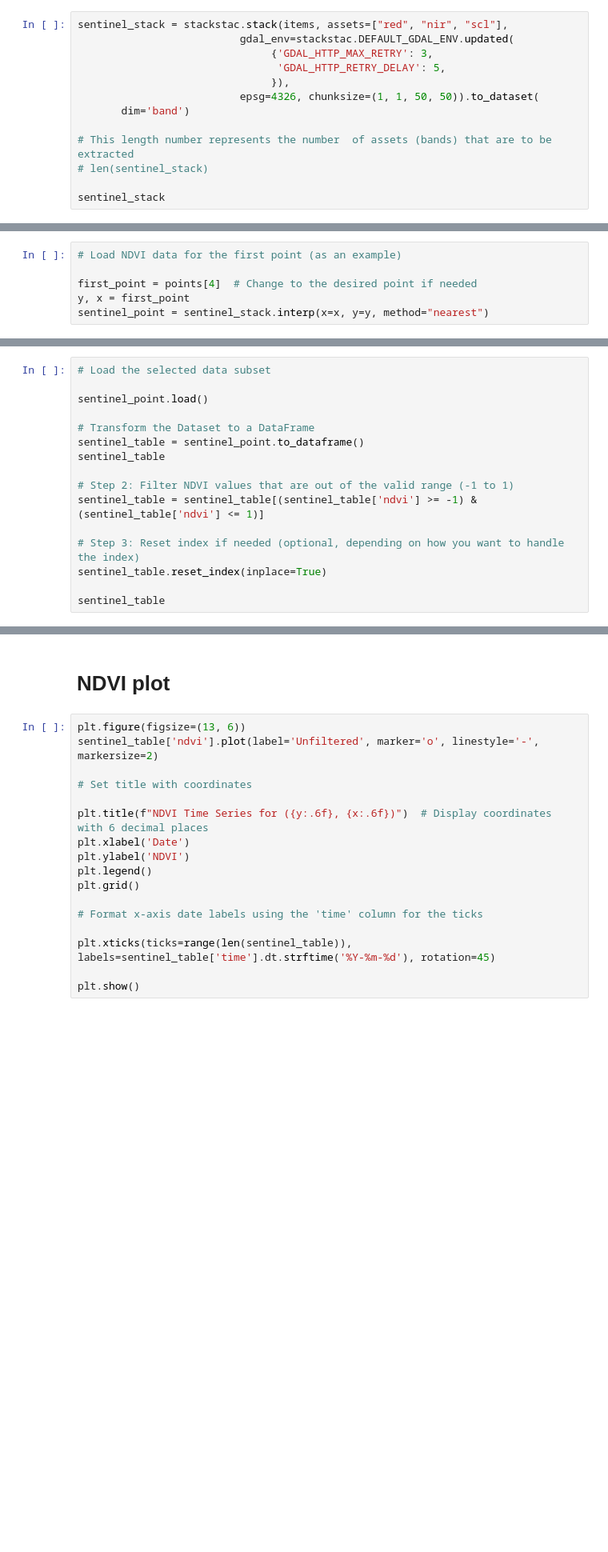
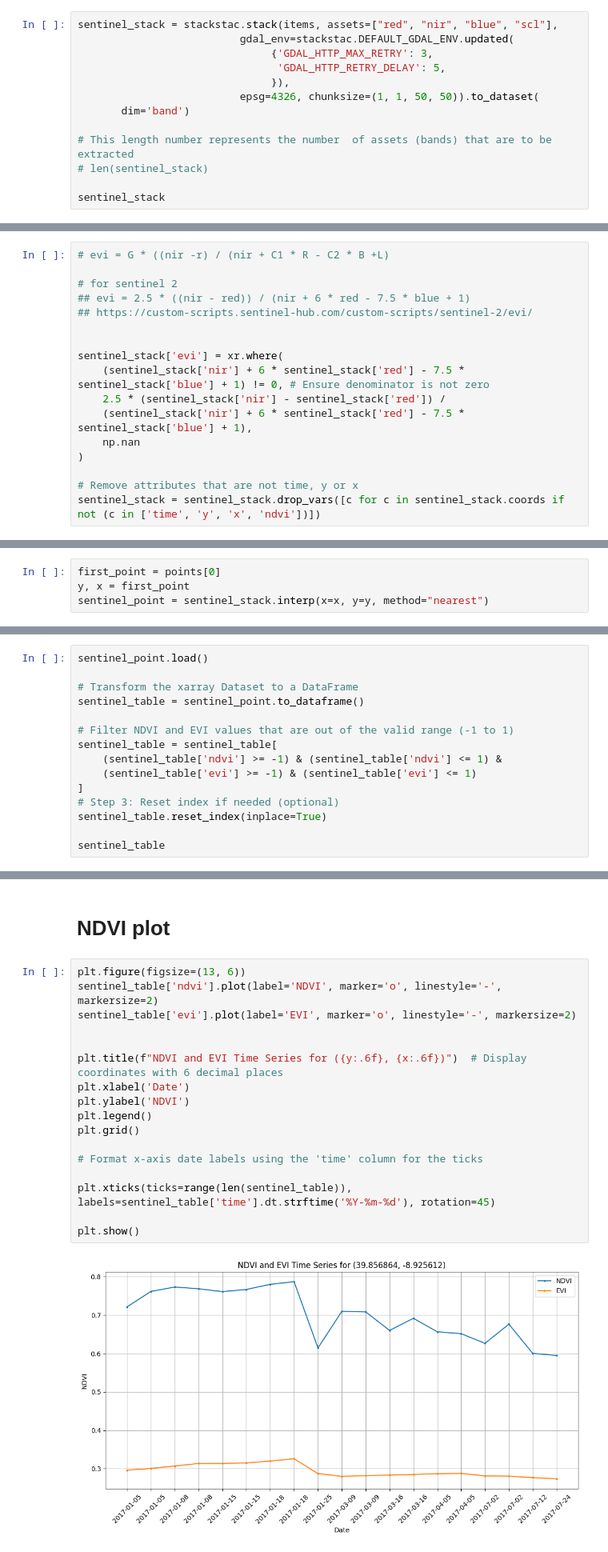
Before and after one commit to JPPereira93/geospatial-workflows, a Jupyter notebook: satellite-imagery-processing/STAC_sentinel_download_ndvi_timeseries.ipynb, the cells around one changed output, grey strips where cells are left out. Shown at 80% size. Cells and saved outputs as stored; diff of their text form; blank space fills up the shorter version.

```diff
--- a/satellite-imagery-processing/STAC_sentinel_download_ndvi_timeseries.ipynb
+++ b/satellite-imagery-processing/STAC_sentinel_download_ndvi_timeseries.ipynb
@@ -65,7 +73,7 @@ print("Number of items found:", len(items))
 # %% [output]
 Number of items found: 19
 # %%
-sentinel_stack = stackstac.stack(items, assets=["red", "nir", "scl"],
+sentinel_stack = stackstac.stack(items, assets=["red", "nir", "blue", "scl"],
                           gdal_env=stackstac.DEFAULT_GDAL_ENV.updated(
                                {'GDAL_HTTP_MAX_RETRY': 3,
                                 'GDAL_HTTP_RETRY_DELAY': 5,
@@ -199,0 +212,17 @@ sentinel_stack = sentinel_stack.drop_vars([c for c in sentinel_stack.coords if n
+# %%
+# evi = G * ((nir -r) / (nir + C1 * R - C2 * B +L)
+
+# for sentinel 2
+## evi = 2.5 * ((nir - red)) / (nir + 6 * red - 7.5 * blue + 1)
+## https://custom-scripts.sentinel-hub.com/custom-scripts/sentinel-2/evi/
+
+
+sentinel_stack['evi'] = xr.where(
+    (sentinel_stack['nir'] + 6 * sentinel_stack['red'] - 7.5 * sentinel_stack['blue'] + 1) != 0, # Ensure denominator is not zero
+    2.5 * (sentinel_stack['nir'] - sentinel_stack['red']) /
+    (sentinel_stack['nir'] + 6 * sentinel_stack['red'] - 7.5 * sentinel_stack['blue'] + 1),
+    np.nan
+)
+
+# Remove attributes that are not time, y or x
+sentinel_stack = sentinel_stack.drop_vars([c for c in sentinel_stack.coords if not (c in ['time', 'y', 'x', 'ndvi'])])
@@ -222,7 +268,5 @@ for i in range(sentinel_stack.sizes['time']):
 # %%
-# Load NDVI data for the first point (as an example)
-
-first_point = points[4]  # Change to the desired point if needed
+first_point = points[0]
 y, x = first_point
 sentinel_point = sentinel_stack.interp(x=x, y=y, method="nearest")
 # %% [markdown]
@@ -246,16 +297,15 @@ else:
 # %%
-# Load the selected data subset
-
 sentinel_point.load()
 
-# Transform the Dataset to a DataFrame
+# Transform the xarray Dataset to a DataFrame
 sentinel_table = sentinel_point.to_dataframe()
-sentinel_table
 
-# Step 2: Filter NDVI values that are out of the valid range (-1 to 1)
-sentinel_table = sentinel_table[(sentinel_table['ndvi'] >= -1) & (sentinel_table['ndvi'] <= 1)]
-
-# Step 3: Reset index if needed (optional, depending on how you want to handle the index)
+# Filter NDVI and EVI values that are out of the valid range (-1 to 1)
+sentinel_table = sentinel_table[
+    (sentinel_table['ndvi'] >= -1) & (sentinel_table['ndvi'] <= 1) &
+    (sentinel_table['evi'] >= -1) & (sentinel_table['evi'] <= 1)
+]
+# Step 3: Reset index if needed (optional)
 sentinel_table.reset_index(inplace=True)
 
 sentinel_table
@@ -263,21 +331,23 @@ sentinel_table
 # NDVI plot
 # %%
 plt.figure(figsize=(13, 6))
-sentinel_table['ndvi'].plot(label='Unfiltered', marker='o', linestyle='-', markersize=2)
+sentinel_table['ndvi'].plot(label='NDVI', marker='o', linestyle='-', markersize=2)
+sentinel_table['evi'].plot(label='EVI', marker='o', linestyle='-', markersize=2)
 
-# Set title with coordinates
 
-plt.title(f"NDVI Time Series for ({y:.6f}, {x:.6f})")  # Display coordinates with 6 decimal places
+plt.title(f"NDVI and EVI Time Series for ({y:.6f}, {x:.6f})")  # Display coordinates with 6 decimal places
 plt.xlabel('Date')
 plt.ylabel('NDVI')
 plt.legend()
 plt.grid()
 
 # Format x-axis date labels using the 'time' column for the ticks
 
 plt.xticks(ticks=range(len(sentinel_table)), labels=sentinel_table['time'].dt.strftime('%Y-%m-%d'), rotation=45)
 
 plt.show()
+# %% [output]
+[figure, added]
 # %% [markdown]
 # Webmap integration with leafmap
 * Dinamically see the NDVI timeseries in the area of interest
```
Also changed, not shown: parts of 20 cells of this notebook.
